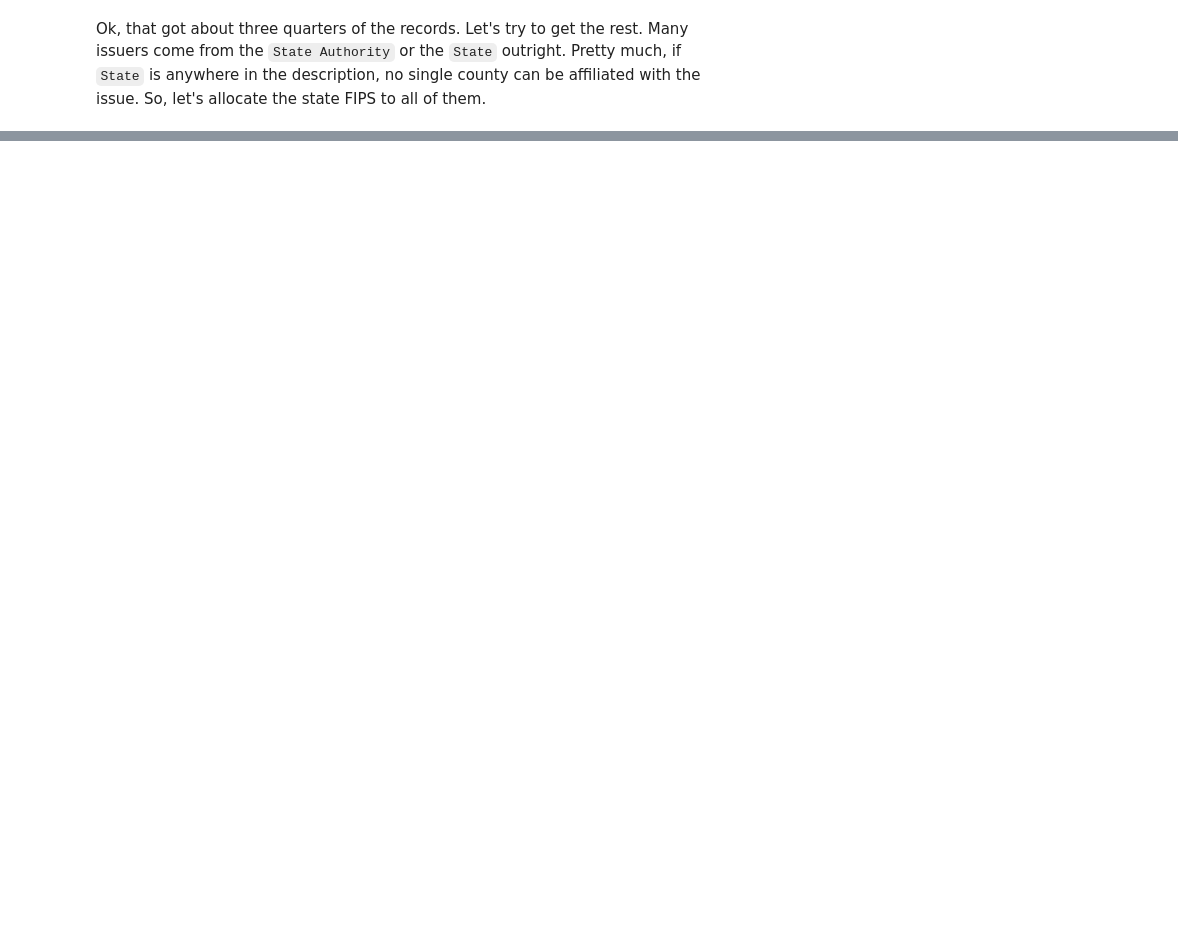
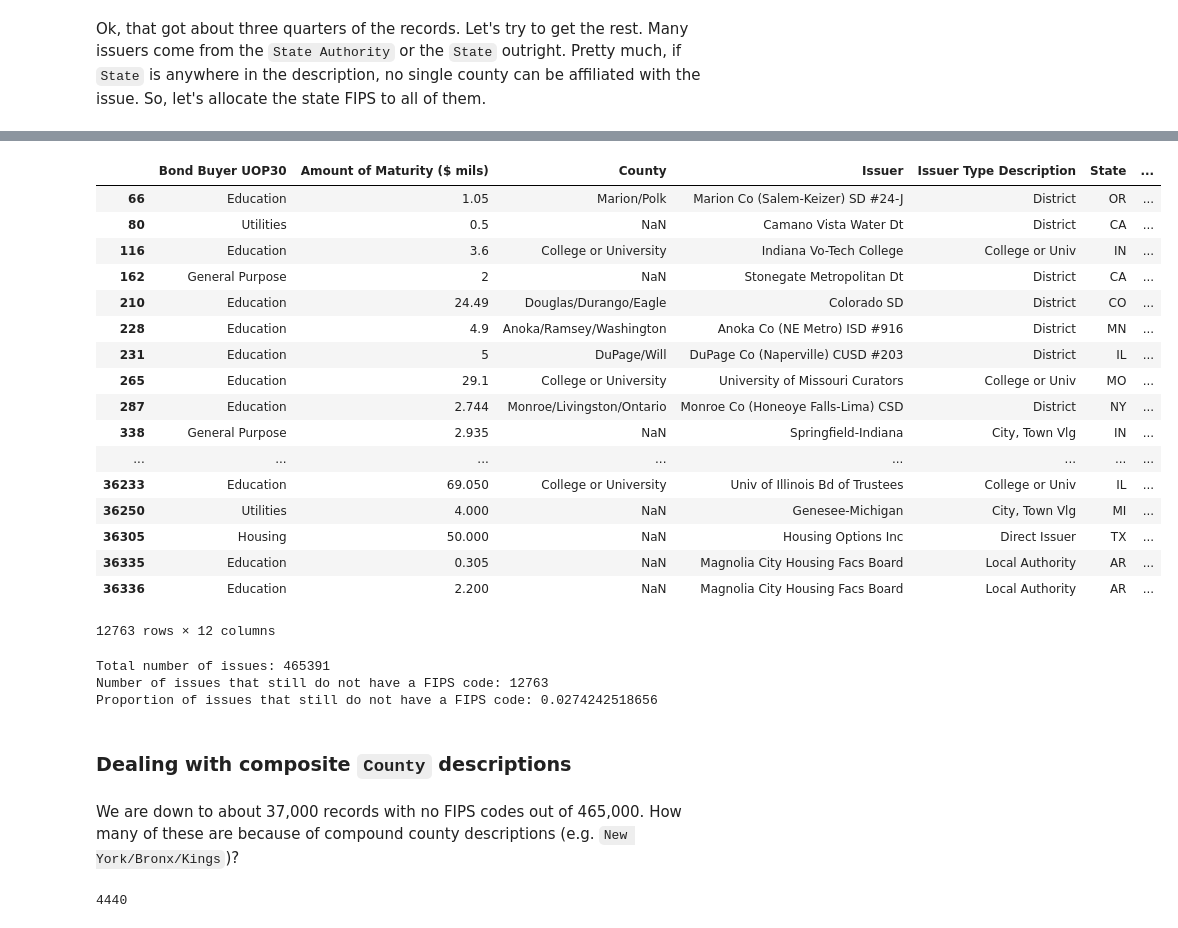
Before and after one commit to choct155/TELs_debt, a Jupyter notebook: DebtDataSeries.ipynb, the cells around one changed output, grey strips where cells are left out. Drawn from its saved outputs; the diff is of its cells as text; code cells hidden in the pictures; blank space fills up the shorter version.

```diff
--- a/DebtDataSeries.ipynb
+++ b/DebtDataSeries.ipynb
@@ -243,0 +389,10 @@ debt.ix[(debt['FIPS'].isnull()) & ('State' in debt['Issuer Type Description'])]
+# %%
+#Read from disk
+college_new_keys=pd.read_csv('g_api_college.csv',names=['desc','key'])
+rando_new_keys=pd.read_csv('g_api_rando.csv',names=['desc','key'])
+
+#Set indices
+college_new_keys.set_index('desc',inplace=True)
+rando_new_keys.set_index('desc',inplace=True)
+
+college_new_keys.head()
@@ -243,0 +409,56 @@ debt.ix[(debt['FIPS'].isnull()) & ('State' in debt['Issuer Type Description'])]
+# %%
+#Define mask
+nofips=(debt['FIPS'].isnull())
+
+#Generate new var
+debt['st_cou_g1']=''
+
+#Fill in random new keys
+debt.ix[nofips,'st_cou_g1']=debt.ix[nofips]['County'].map(rando_new_keys['key'])
+
+#Fill in college new keys
+no_st_cou_g1=(debt['st_cou_g1'].isnull())
+debt.ix[nofips & no_st_cou_g1,'st_cou_g1']=debt.ix[nofips & no_st_cou_g1]['Issuer'].map(college_new_keys['key'])
+
+#Create composite variable
+debt['st_cou_final']=np.where(debt['st_cou_g1'].notnull(),debt['st_cou_g1'],debt['st_cou'])
+
+#For records without FIPS, use st_cou_final to map in a code
+debt.ix[nofips,'FIPS']=debt.ix[nofips]['st_cou_final'].map(fips_dict)
+
+debt[debt['FIPS'].isnull()]
+# %% [output]
+|  | Bond Buyer UOP30 | Amount of Maturity ($ mils) | County | Issuer | Issuer Type Description | State | ... |
+| 66 | Education | 1.05 | Marion/Polk | Marion Co (Salem-Keizer) SD #24-J | District | OR | ... |
+| 80 | Utilities | 0.5 | NaN | Camano Vista Water Dt | District | CA | ... |
+| 116 | Education | 3.6 | College or University | Indiana Vo-Tech College | College or Univ | IN | ... |
+| 162 | General Purpose | 2 | NaN | Stonegate Metropolitan Dt | District | CA | ... |
+| 210 | Education | 24.49 | Douglas/Durango/Eagle | Colorado SD | District | CO | ... |
+| 228 | Education | 4.9 | Anoka/Ramsey/Washington | Anoka Co (NE Metro) ISD #916 | District | MN | ... |
+| 231 | Education | 5 | DuPage/Will | DuPage Co (Naperville) CUSD #203 | District | IL | ... |
+| 265 | Education | 29.1 | College or University | University of Missouri Curators | College or Univ | MO | ... |
+| 287 | Education | 2.744 | Monroe/Livingston/Ontario | Monroe Co (Honeoye Falls-Lima) CSD | District | NY | ... |
+| 338 | General Purpose | 2.935 | NaN | Springfield-Indiana | City, Town Vlg | IN | ... |
+| ... | ... | ... | ... | ... | ... | ... | ... |
+| 36233 | Education | 69.050 | College or University | Univ of Illinois Bd of Trustees | College or Univ | IL | ... |
+| 36250 | Utilities | 4.000 | NaN | Genesee-Michigan | City, Town Vlg | MI | ... |
+| 36305 | Housing | 50.000 | NaN | Housing Options Inc | Direct Issuer | TX | ... |
+| 36335 | Education | 0.305 | NaN | Magnolia City Housing Facs Board | Local Authority | AR | ... |
+| 36336 | Education | 2.200 | NaN | Magnolia City Housing Facs Board | Local Authority | AR | ... |
+12763 rows × 12 columns
+# %%
+print 'Total number of issues:',len(debt)
+print 'Number of issues that still do not have a FIPS code:',len(debt[debt['FIPS'].isnull()])
+print 'Proportion of issues that still do not have a FIPS code:',len(debt[debt['FIPS'].isnull()])/float(len(debt))
+# %% [output]
+Total number of issues: 465391
+Number of issues that still do not have a FIPS code: 12763
+Proportion of issues that still do not have a FIPS code: 0.0274242518656
+# %% [markdown]
+### Dealing with composite `County` descriptions
+# %% [markdown]
+We are down to about 37,000 records with no FIPS codes out of 465,000.  How many of these are because of compound county descriptions (e.g. `New York/Bronx/Kings`)?
+# %%
+debt[debt['FIPS'].isnull()]['st_cou_final'].apply(lambda x: '/' in str(x)).sum()
+# %% [output]
+4440
```
Also changed, not shown: parts of 33 cells of this notebook, 6 other files.
